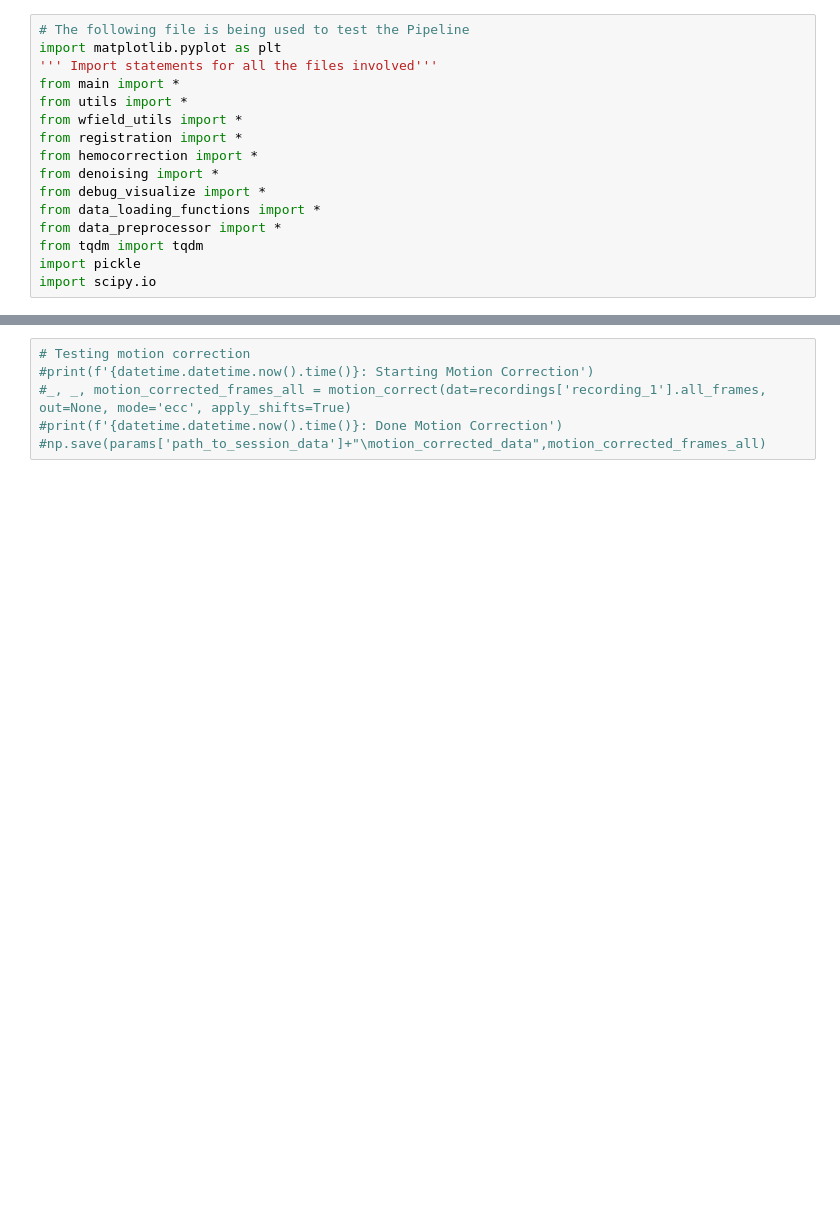
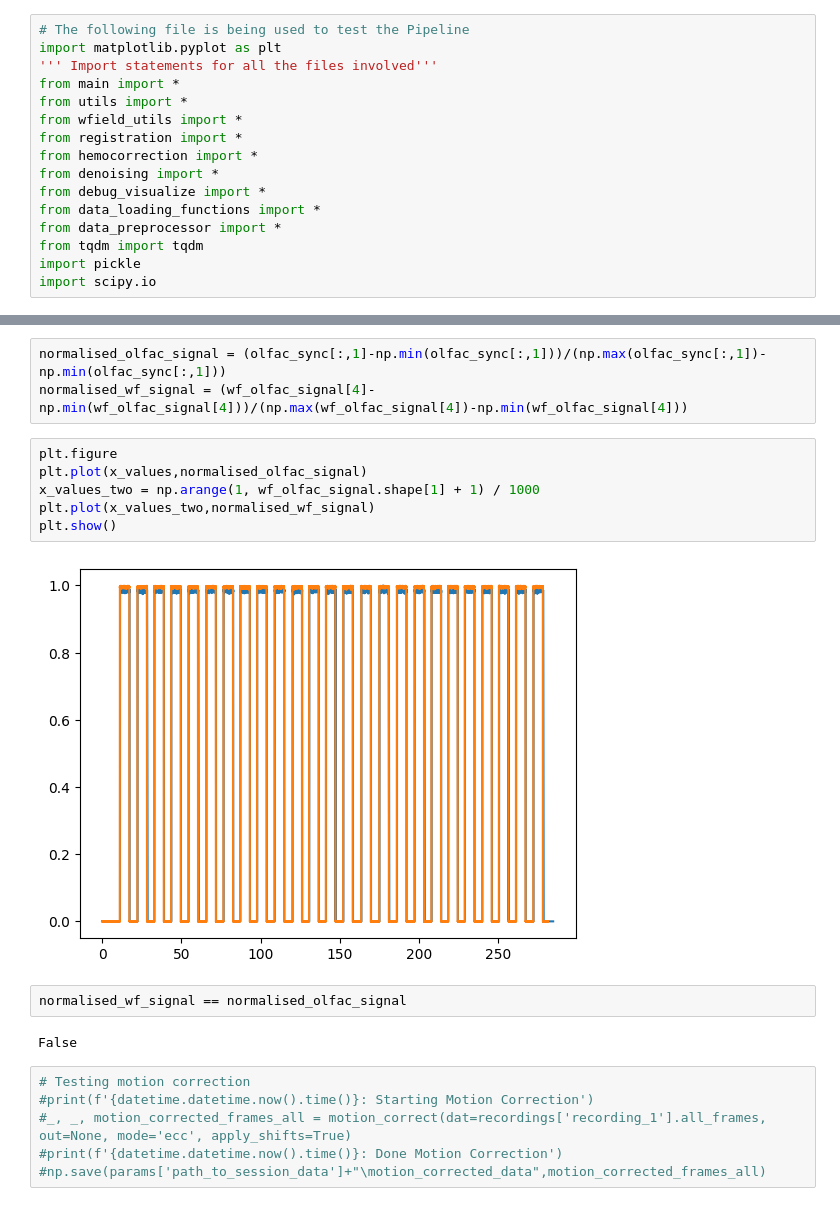
Before and after one commit to BruneBettler/wfield_pipeline, a Jupyter notebook: wfield_jupyter_tester.ipynb, the cells around one changed output, grey strips where cells are left out. Cells and saved outputs as stored; diff of their text form; blank space fills up the shorter version.

```diff
--- a/wfield_jupyter_tester.ipynb
+++ b/wfield_jupyter_tester.ipynb
@@ -75,3 +94,18 @@ IndexError: index 5 is out of bounds for axis 1 with size 5
+# %%
+normalised_olfac_signal = (olfac_sync[:,1]-np.min(olfac_sync[:,1]))/(np.max(olfac_sync[:,1])-np.min(olfac_sync[:,1]))
+normalised_wf_signal = (wf_olfac_signal[4]-np.min(wf_olfac_signal[4]))/(np.max(wf_olfac_signal[4])-np.min(wf_olfac_signal[4]))
+# %%
+plt.figure
+plt.plot(x_values,normalised_olfac_signal)
+x_values_two = np.arange(1, wf_olfac_signal.shape[1] + 1) / 1000
+plt.plot(x_values_two,normalised_wf_signal)
+plt.show()
+# %% [output]
+[figure, added]
+# %%
+normalised_wf_signal == normalised_olfac_signal
+# %% [output]
+False
 # %%
 # Testing motion correction
 #print(f'{datetime.datetime.now().time()}: Starting Motion Correction')
```
Also changed, not shown: parts of 11 cells of this notebook, 1 other file.
